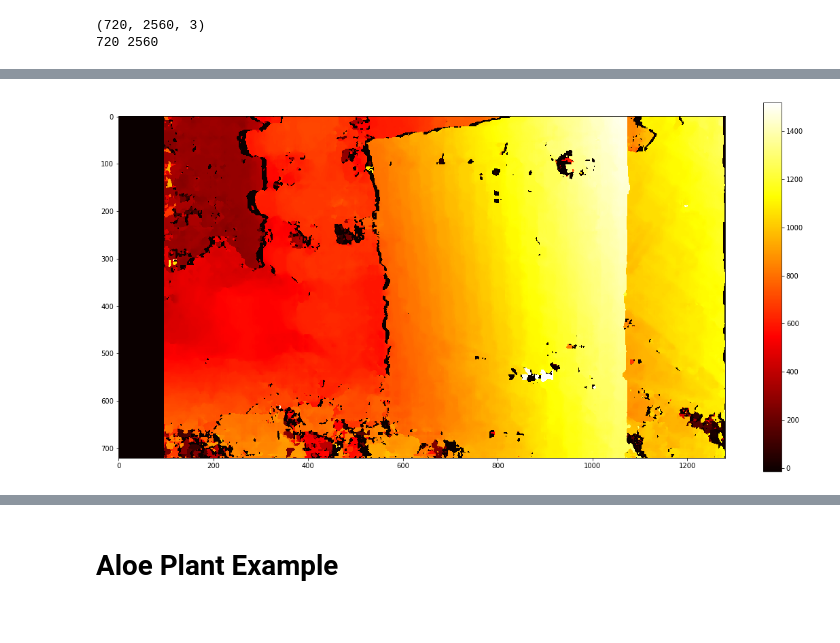
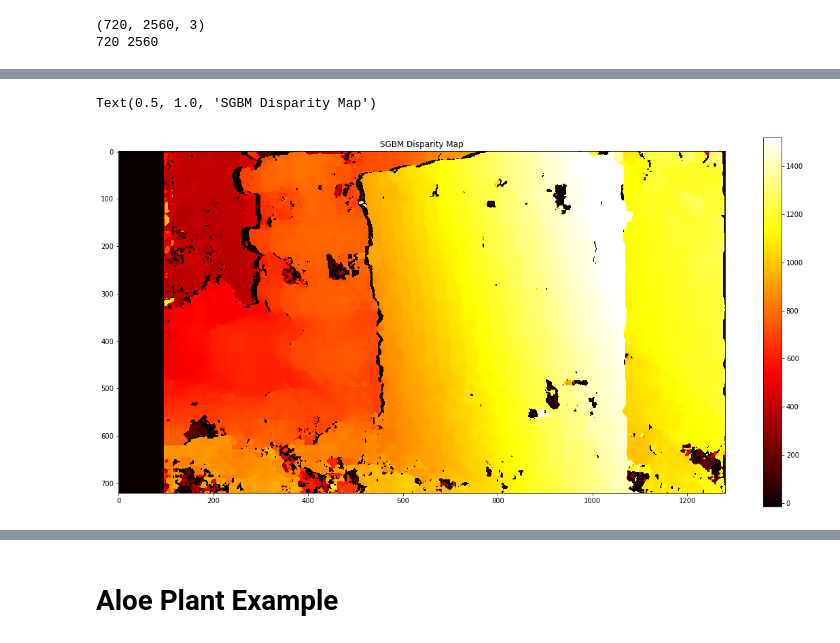
Before and after one commit to walchko/github-blog, a Jupyter notebook: source/blog/Vision/stereo-vision/stereo.ipynb, the cells around one changed output, grey strips where cells are left out. Saved outputs shown, nothing was run; the diff lists cells and outputs as text; code cells hidden in the pictures.

```diff
--- a/source/blog/Vision/stereo-vision/stereo.ipynb
+++ b/source/blog/Vision/stereo-vision/stereo.ipynb
@@ -75,11 +198,10 @@ def draw(l, r, lines=True, thickness=1):
             cv2.line(n,(0,r), (w,r), (200,0,0), thickness)
     return n
 # %%
-# img = cv2.imread('imgs-1/image-3.png')
 img = cv2.imread('checkerboard-imgs/image-15.png')
 print(img.shape)
 img = cv2.cvtColor(img, cv2.COLOR_BGR2GRAY)
-h,w = img.shape
+h,w = img.shape[:2]
 print(h,w)
 imgL = img[:,:w//2]
 imgR = img[:,w//2:]
@@ -155,6 +241,10 @@ if False:
        speckleWindowSize = 50,  # filtering to remove speckles in an image
        speckleRange = 2
     )
+elif False:
+    stereo = cv2.StereoBM_create(
+        numDisparities=16*16,
+        blockSize=15)
 else:
     maxdisp = 16*9
     mindisp = 16*3
@@ -169,10 +259,12 @@ else:
 
 #     stereo = cv2.StereoSGBM_create(minDisparity=mindisp, numDisparities=ndisp, blockSize=blksize)
 
-disparity = stereo.compute(imgL,imgR)
+disparity = stereo.compute(imgLc,imgRc)
 # %%
 plt.figure(figsize=(20,10))
 plt.imshow(disparity, cmap='hot')
 plt.colorbar();
+plt.title('SGBM Disparity Map')
 # %% [output]
+Text(0.5, 1.0, 'SGBM Disparity Map')
-[figure, old version]
+[figure, new version]
```
Also changed, not shown: parts of 36 cells of this notebook, 7 other files.
